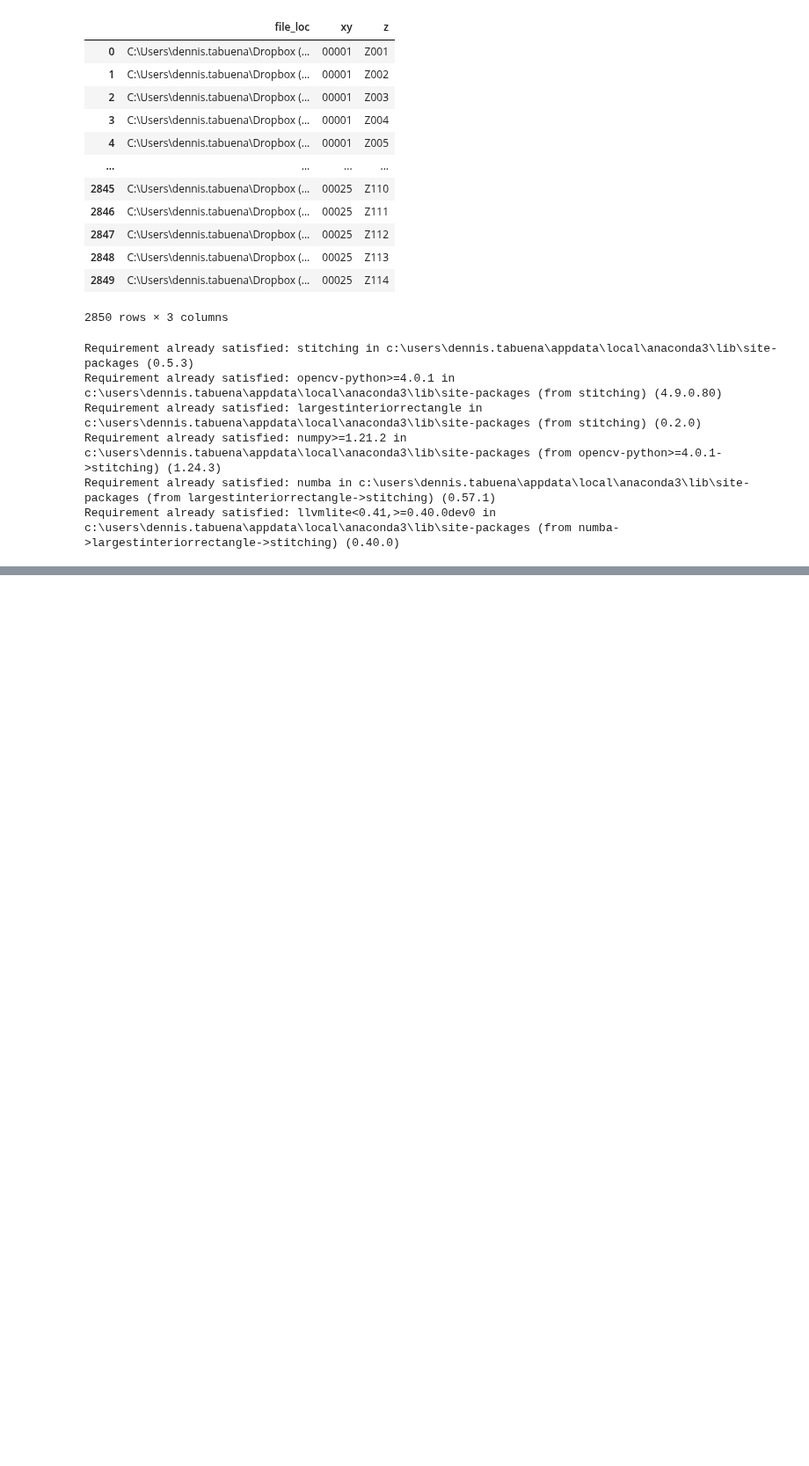
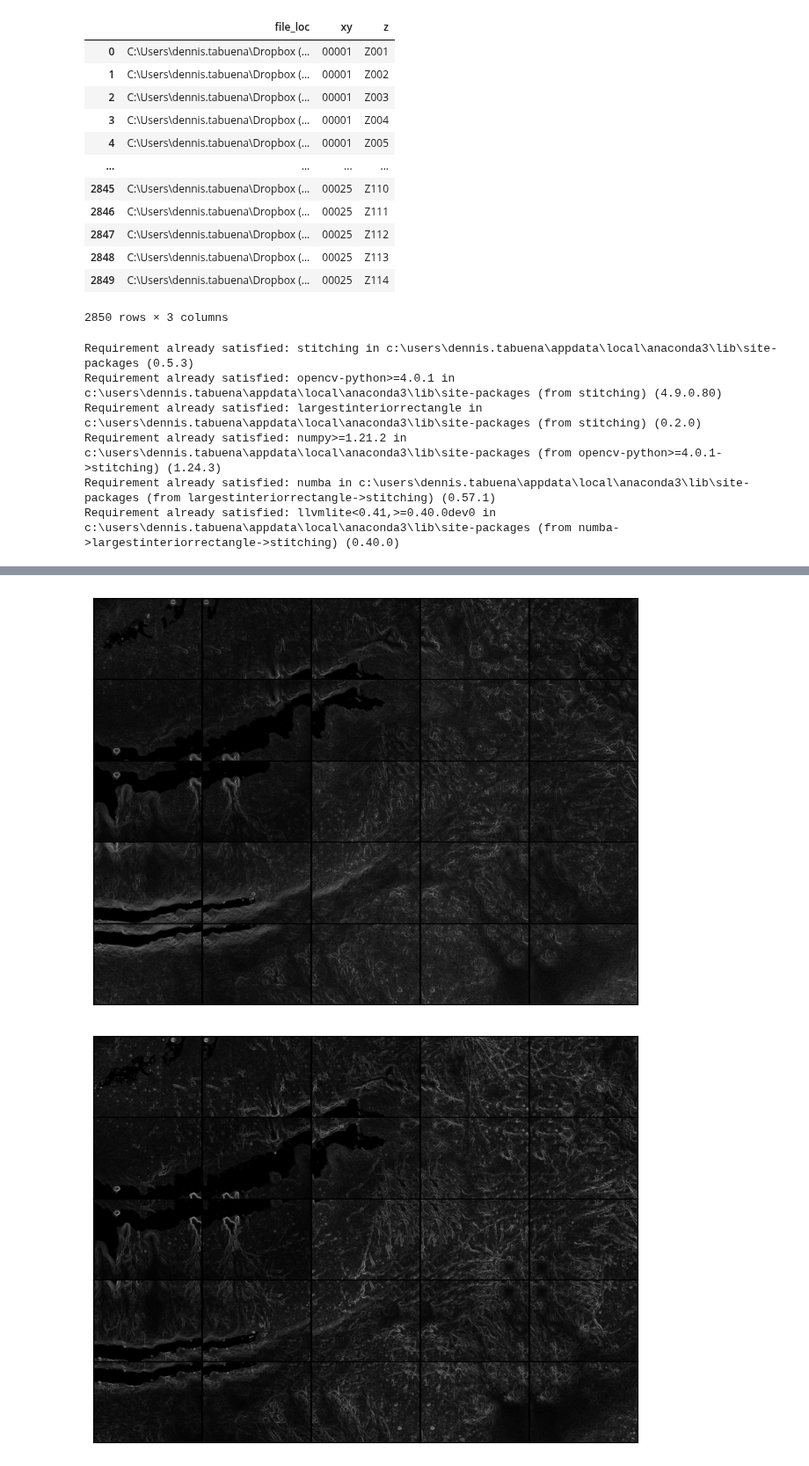
Before and after one commit to dtabuena/Workshop, a Jupyter notebook: Image/Test_Stitch.ipynb, the cells around one changed output, grey strips where cells are left out. Shown at 88% size. Cells and saved outputs as stored; diff of their text form; code cells hidden in the pictures; blank space fills up the shorter version.

```diff
--- a/Image/Test_Stitch.ipynb
+++ b/Image/Test_Stitch.ipynb
@@ -476,0 +331,24 @@ for k,v in results_dict.items():
+# %%
+num_planes = len(z_planes)
+chunk_size=12
+starts = np.arange(0,num_planes,chunk_size)
+stops = np.arange(chunk_size,num_planes+chunk_size,chunk_size)
+max_p_list = list()
+for strt,stp in zip(starts,stops):
+    if stp>num_planes:
+        strt -= stp-num_planes
+        stp = num_planes
+    z_chunk = np.array(z_planes)[np.arange(strt,stp)]
+    data_list = list()
+    for z_ in tqdm( z_chunk ):
+        z_plane_image_paths = image_df['file_loc'][[z_ in z for z in image_df['z']]].values
+        z_plane_image_data = [np.sum(cv2.imread(path),axis=2)  for path in z_plane_image_paths]
+        data_list.append(z_plane_image_data)
+    data_array = np.array([np.array(d) for d in data_list])
+    max_p = np.max(data_array,axis=0)
+    max_p = [max_p[tile,:,:] for tile in np.arange(max_p.shape[0])]
+    plot_tiles(max_p)
+    max_p_list.append(max_p)
+# %% [output]
+[figure, added]
+[figure, added]
```
Also changed, not shown: parts of 16 cells of this notebook.
